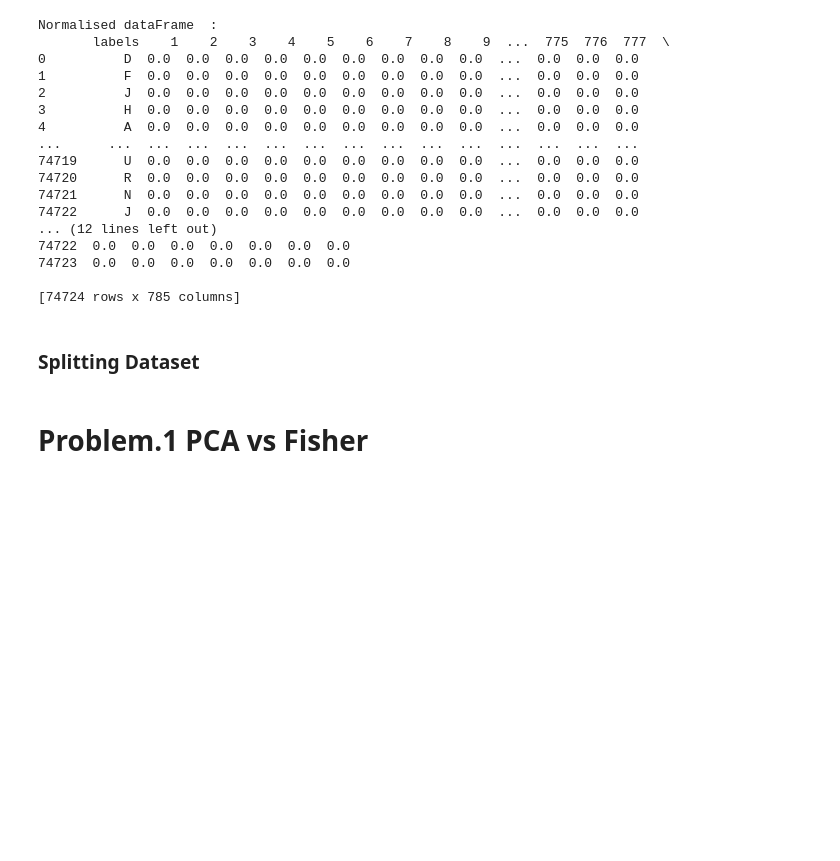
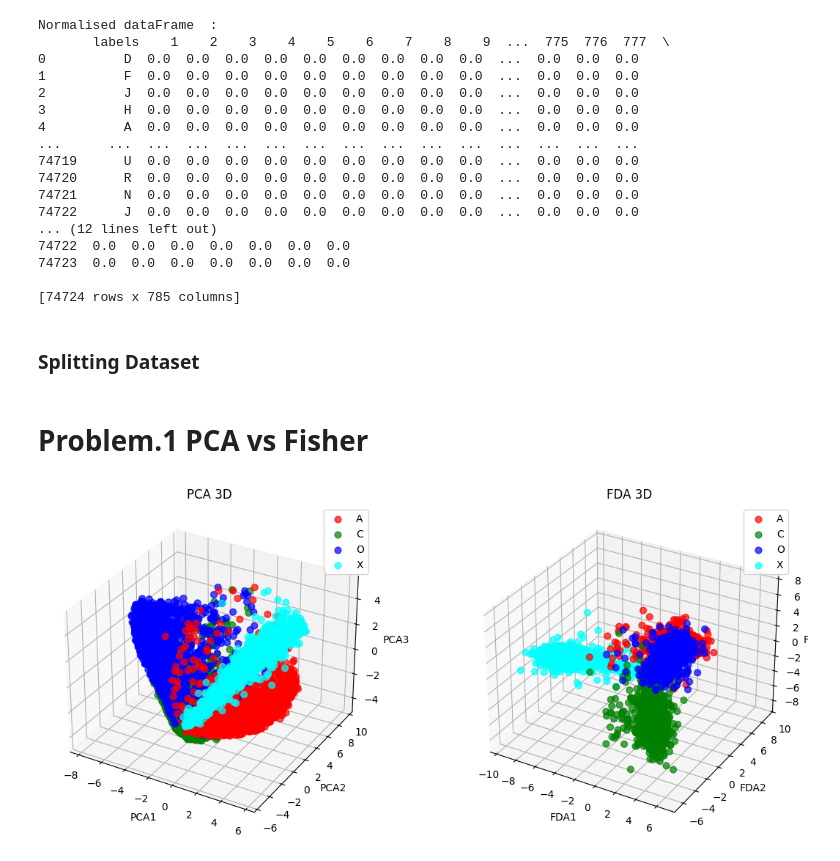
Before and after one commit to Phani-ISB/MLSL-1, a Jupyter notebook: tmnist.ipynb, the cells around one changed output. Saved outputs shown, nothing was run; the diff lists cells and outputs as text; code cells hidden in the pictures; blank space fills up the shorter version.

```diff
--- a/tmnist.ipynb
+++ b/tmnist.ipynb
@@ -92,0 +146,8 @@ test_df = pd.concat([X_test,y_test],axis=1)
+# %%
+# Observing the output with 4 classes ['A','C','O','X']
+
+classes = ['A','C','O','X']
+
+pca_vs_fisher_3d(train_df,classes)
+# %% [output]
+[figure, added]
```
Also changed, not shown: parts of 3 cells of this notebook.
